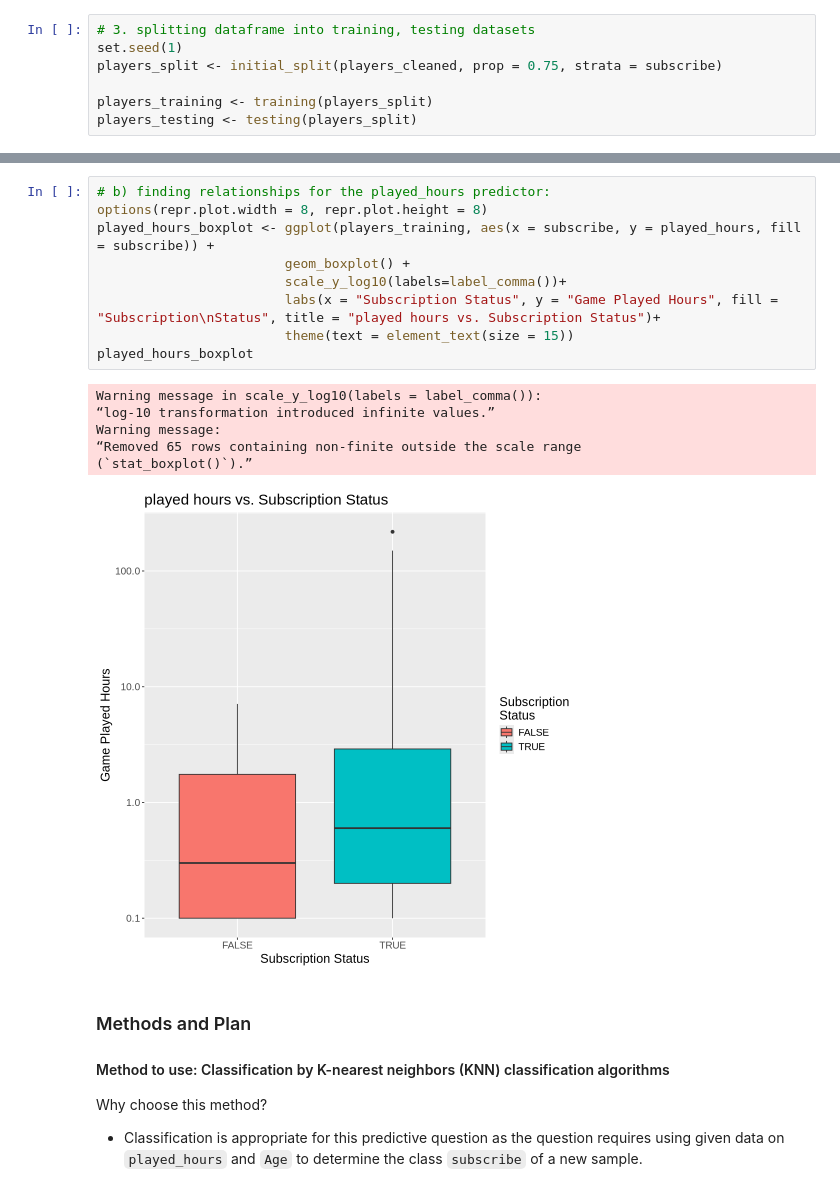
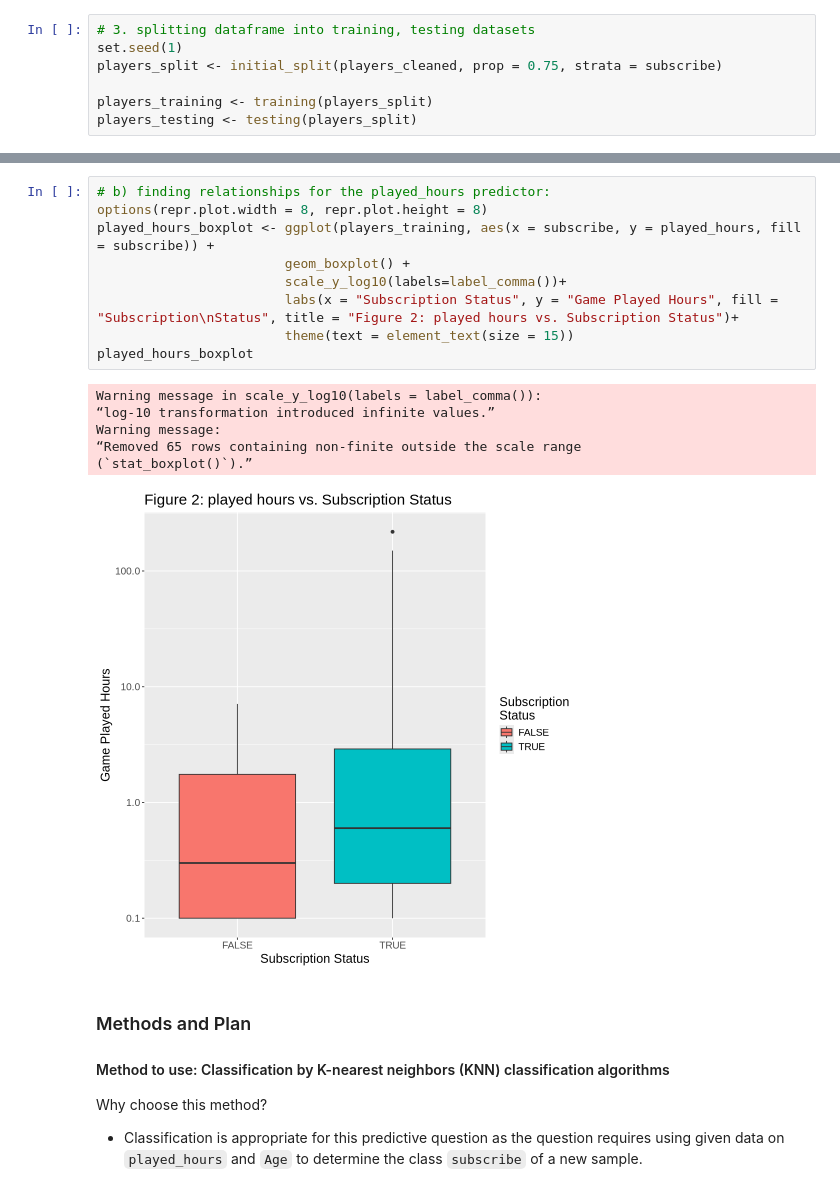
Before and after one commit to ninzyt/dsci100-project-group37, a Jupyter notebook: GroupProject(37).ipynb, the cells around one changed output, grey strips where cells are left out. Cells and saved outputs as stored; diff of their text form.

```diff
--- a/GroupProject(37).ipynb
+++ b/GroupProject(37).ipynb
@@ -174,19 +174,19 @@ Age_boxplot
 # %%
 # b) finding relationships for the played_hours predictor:
 options(repr.plot.width = 8, repr.plot.height = 8)
 played_hours_boxplot <- ggplot(players_training, aes(x = subscribe, y = played_hours, fill = subscribe)) +
                         geom_boxplot() +
                         scale_y_log10(labels=label_comma())+
-                        labs(x = "Subscription Status", y = "Game Played Hours", fill = "Subscription\nStatus", title = "played hours vs. Subscription Status")+
+                        labs(x = "Subscription Status", y = "Game Played Hours", fill = "Subscription\nStatus", title = "Figure 2: played hours vs. Subscription Status")+
                         theme(text = element_text(size = 15))
 played_hours_boxplot
 # %% [output]
 Warning message in scale_y_log10(labels = label_comma()):
 “log-10 transformation introduced infinite values.”
 Warning message:
 “Removed 65 rows containing non-finite outside the scale range
 (`stat_boxplot()`).”
-[figure, old version]
+[figure, new version]
 # %% [markdown]
 ### Methods and Plan
 #### Method to use: Classification by K-nearest neighbors (KNN) classification algorithms
```
Also changed, not shown: parts of 3 cells of this notebook.
